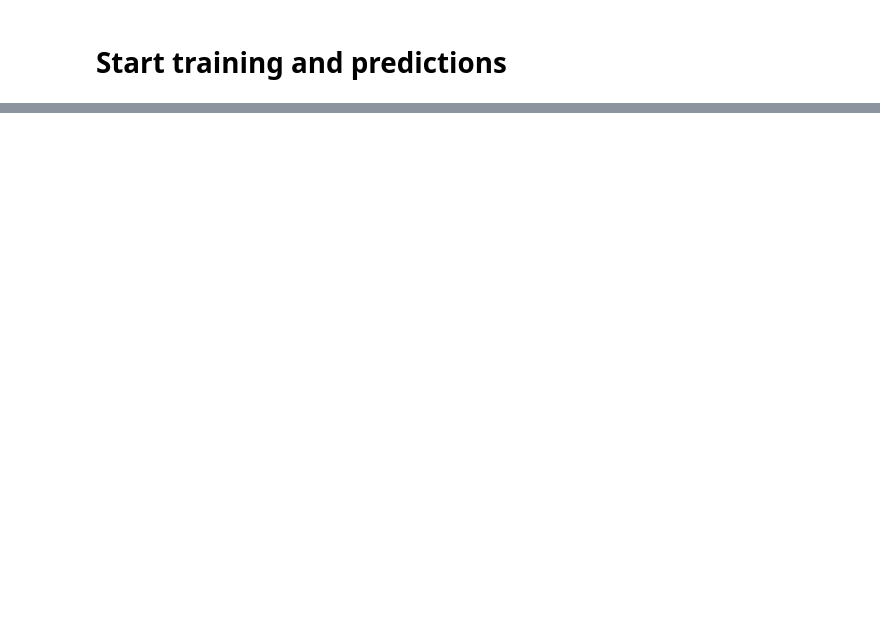
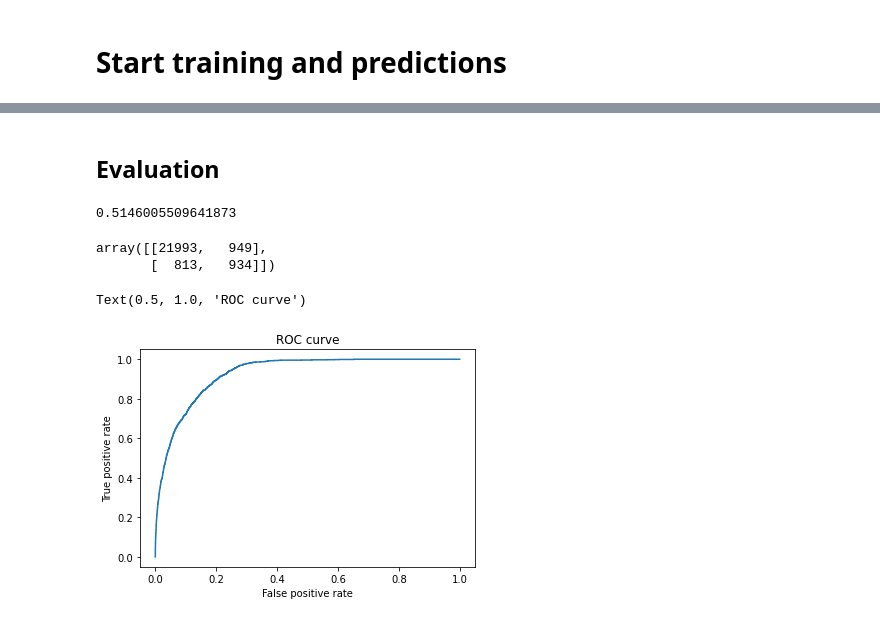
Before and after one commit to Troy-Cao/LWB-Risk-Cient-Detection, a Jupyter notebook: Chenqin/lightGBMFinal.ipynb, the cells around one changed output, grey strips where cells are left out. Saved outputs shown, nothing was run; the diff lists cells and outputs as text; code cells hidden in the pictures; blank space fills up the shorter version.

```diff
--- a/Chenqin/lightGBMFinal.ipynb
+++ b/Chenqin/lightGBMFinal.ipynb
@@ -96,5 +97,5 @@ parameters = {
 model = lightgbm.train(parameters,
                        train_data,
                        valid_sets=eval_data,
-                       num_boost_round=2000)
+                       num_boost_round=5000)
 # %% [output]
@@ -103,3 +119,22 @@ Did not expect the data types in the following fields: allrows_keyworker_min_all
+# %% [markdown]
+## Evaluation
 # %%
-y_hat = np.where(model.predict(x_eval) < 0.5, 0, 1)
+y_scores = model.predict(x_eval)
+y_hat = np.where(y_scores < 0.5, 0, 1)
 f1_score(y_eval,y_hat)
+# %% [output]
+0.5146005509641873
+# %%
+confusion_matrix(y_eval,y_hat)
+# %% [output]
+array([[21993,   949],
+       [  813,   934]])
+# %%
+fpr, tpr, threshood = metrics.roc_curve(y_eval, y_scores, pos_label=1)
+plt.plot(fpr, tpr, label='RT + LR')
+plt.xlabel('False positive rate')
+plt.ylabel('True positive rate')
+plt.title('ROC curve')
+# %% [output]
+Text(0.5, 1.0, 'ROC curve')
+[figure, added]
```
Also changed, not shown: parts of 16 cells of this notebook, 5 other files.
